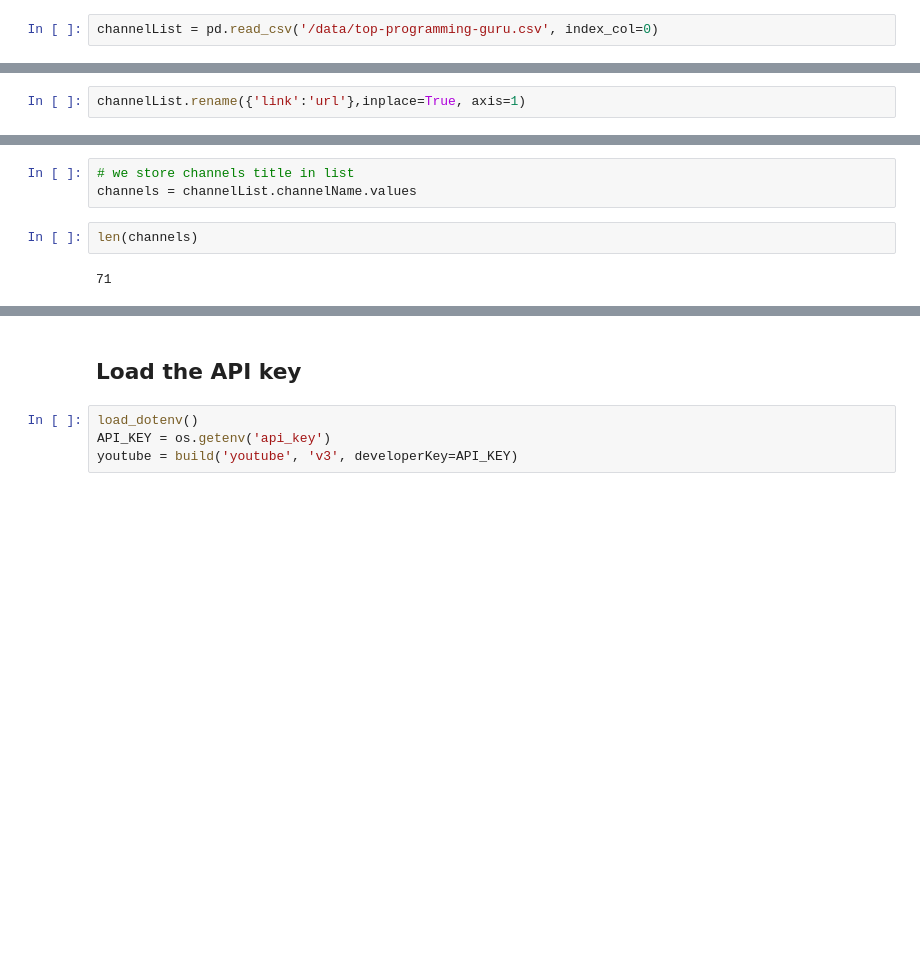
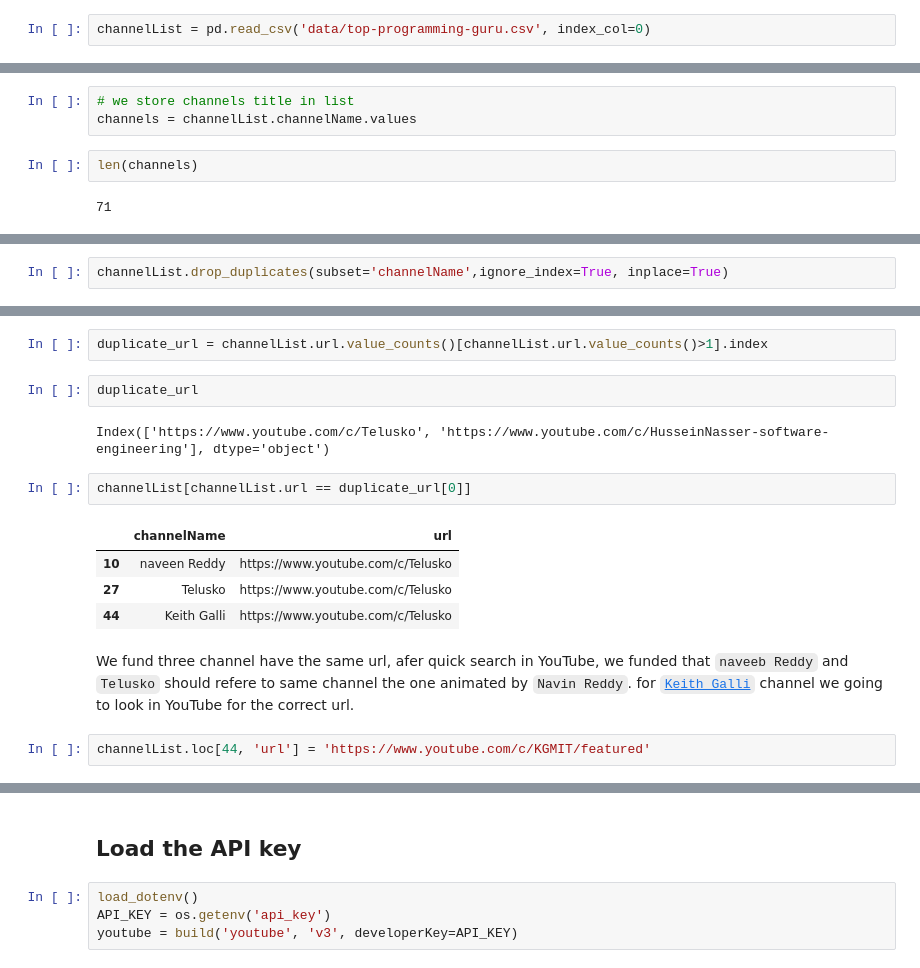
Before and after one commit to zakicode19/YouTubeApi, a Jupyter notebook: channels_id.ipynb, the cells around one changed output, grey strips where cells are left out. Drawn from its saved outputs; the diff is of its cells as text; blank space fills up the shorter version.

```diff
--- a/channels_id.ipynb
+++ b/channels_id.ipynb
@@ -16,5 +17,5 @@ First, we load a dataset of the youtube channels which we are looking for the ID
 # %%
-channelList = pd.read_csv('/data/top-programming-guru.csv', index_col=0)
+channelList = pd.read_csv('data/top-programming-guru.csv', index_col=0)
 # %%
 channelList.head()
 # %% [output]
@@ -24,6 +25,4 @@ channelList.head()
 | 2 | Corey Schafer | https://www.youtube.com/user/scha... |
 | 3 | Tech With Tim | https://m.youtube.com/channel/UC4... |
 | 4 | Krish Naik | https://www.youtube.com/user/kris... |
-# %%
-channelList.rename({'link':'url'},inplace=True, axis=1)
 # %%
@@ -44,0 +50,2 @@ len(channels)
+# %%
+channelList.drop_duplicates(subset='channelName',ignore_index=True, inplace=True)
@@ -44,0 +61,17 @@ len(channels)
+# %%
+duplicate_url = channelList.url.value_counts()[channelList.url.value_counts()>1].index
+# %%
+duplicate_url
+# %% [output]
+Index(['https://www.youtube.com/c/Telusko', 'https://www.youtube.com/c/HusseinNasser-software-engineering'], dtype='object')
+# %%
+channelList[channelList.url == duplicate_url[0]]
+# %% [output]
+|  | channelName | url |
+| 10 | naveen Reddy | https://www.youtube.com/c/Telusko |
+| 27 | Telusko | https://www.youtube.com/c/Telusko |
+| 44 | Keith Galli | https://www.youtube.com/c/Telusko |
+# %% [markdown]
+We fund three channel have the same url, afer quick search in YouTube, we funded that `naveeb Reddy` and `Telusko` should refere to same channel the one animated by `Navin Reddy`.    for [`Keith Galli`](https://www.youtube.com/c/KGMIT/featured) channel we going to look in YouTube for the correct url.
+# %%
+channelList.loc[44, 'url'] = 'https://www.youtube.com/c/KGMIT/featured'
```
Also changed, not shown: parts of 45 cells of this notebook, 2 other files.
